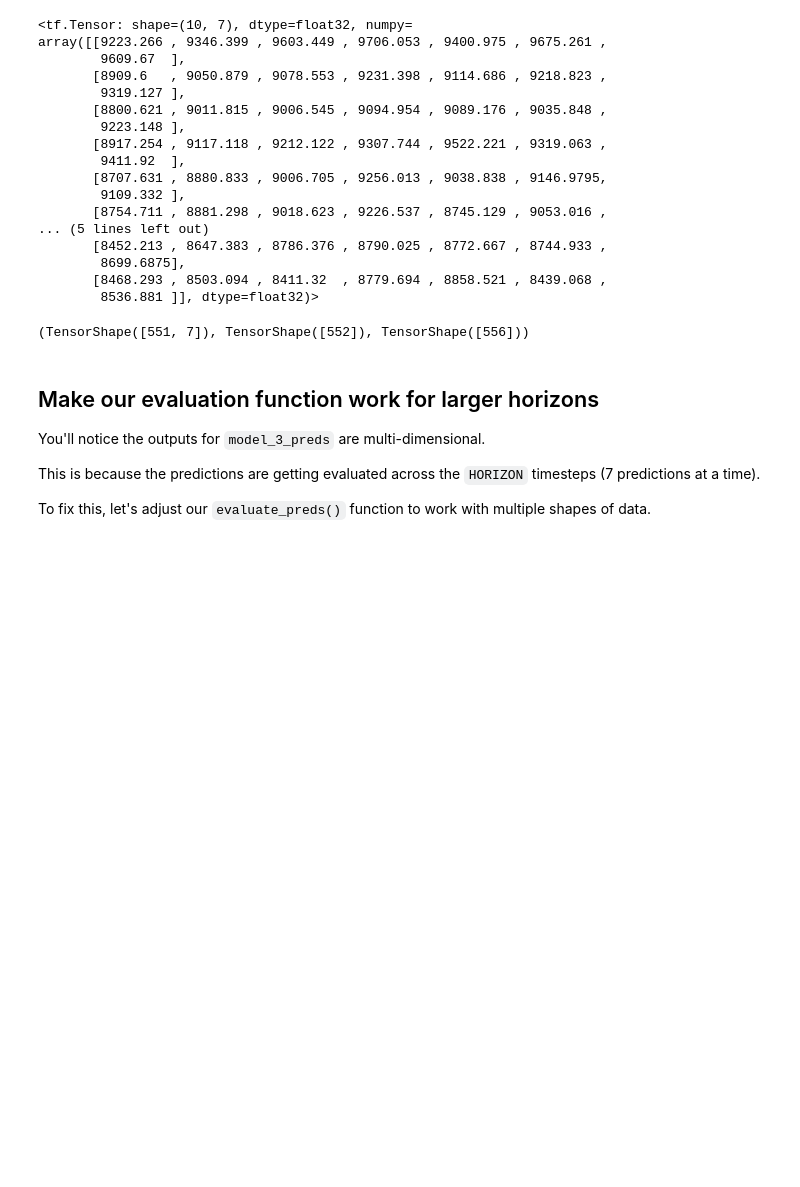
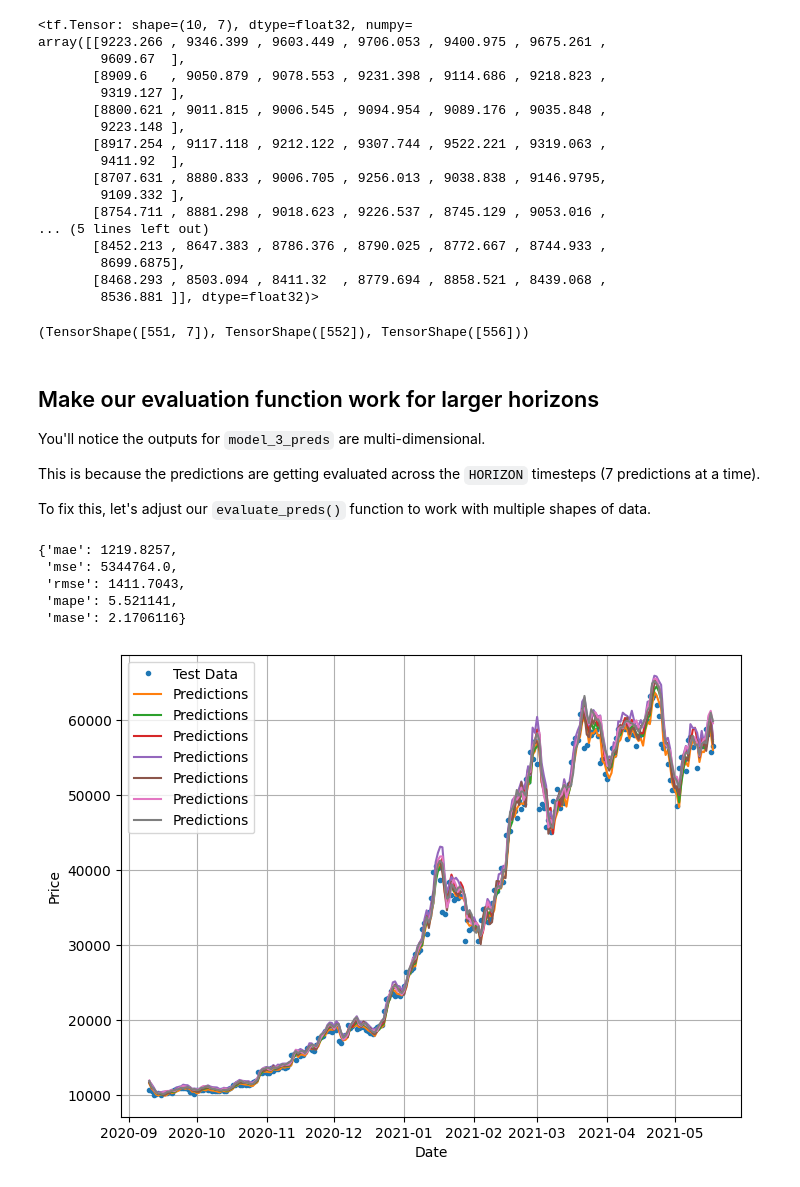
Before and after one commit to Shailya777/Learning-Logs, a Jupyter notebook: Time_Series_Analysis_and_Forecasting/Deep Learning for Time Series Modelling/01_Time_Series_Forecasting_Using_Tensorflow.ipynb, the cells around one changed output. Saved outputs shown, nothing was run; the diff lists cells and outputs as text; code cells hidden in the pictures; blank space fills up the shorter version.

Commit message:
Forecasting and plotiing using model 3

```diff
--- a/Time_Series_Analysis_and_Forecasting/Deep Learning for Time Series Modelling/01_Time_Series_Forecasting_Using_Tensorflow.ipynb
+++ b/Time_Series_Analysis_and_Forecasting/Deep Learning for Time Series Modelling/01_Time_Series_Forecasting_Using_Tensorflow.ipynb
@@ -1262,3 +1262,22 @@ def evaluate_preds(y_true, y_pred):
            "rmse": rmse.numpy(),
            "mape": mape.numpy(),
            "mase": mase.numpy()}
+# %%
+# Calculating Metrics for Model 3:
+model_3_results= evaluate_preds(y_true= tf.squeeze(test_labels),
+                               y_pred= model_3_preds)
+model_3_results
+# %% [output]
+{'mae': 1219.8257,
+ 'mse': 5344764.0,
+ 'rmse': 1411.7043,
+ 'mape': 5.521141,
+ 'mase': 2.1706116}
+# %%
+# Plotting Model Predictions:
+offset= 300
+plt.figure(figsize= (8,6))
+plot_time_series(timesteps= X_test[-len(test_windows):], values= test_labels[:, 0], start= offset, labels= 'Test Data')
+plot_time_series(timesteps= X_test[-len(test_windows):], values= model_3_preds, start= offset, format= '-', labels= 'Predictions')
+# %% [output]
+[figure, added]
```
Also changed, not shown: parts of 3 cells of this notebook.
